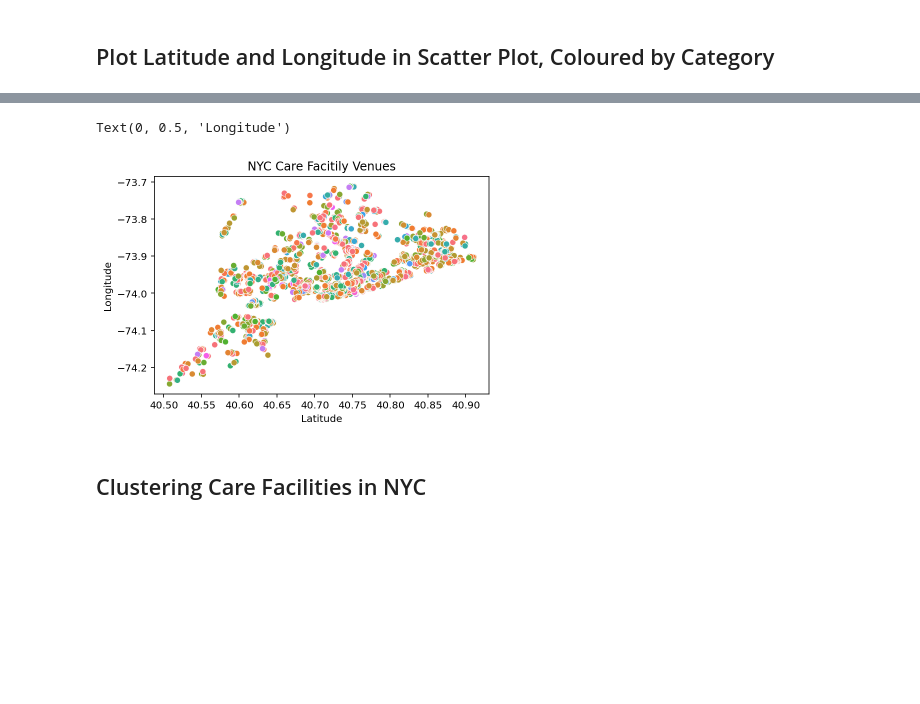
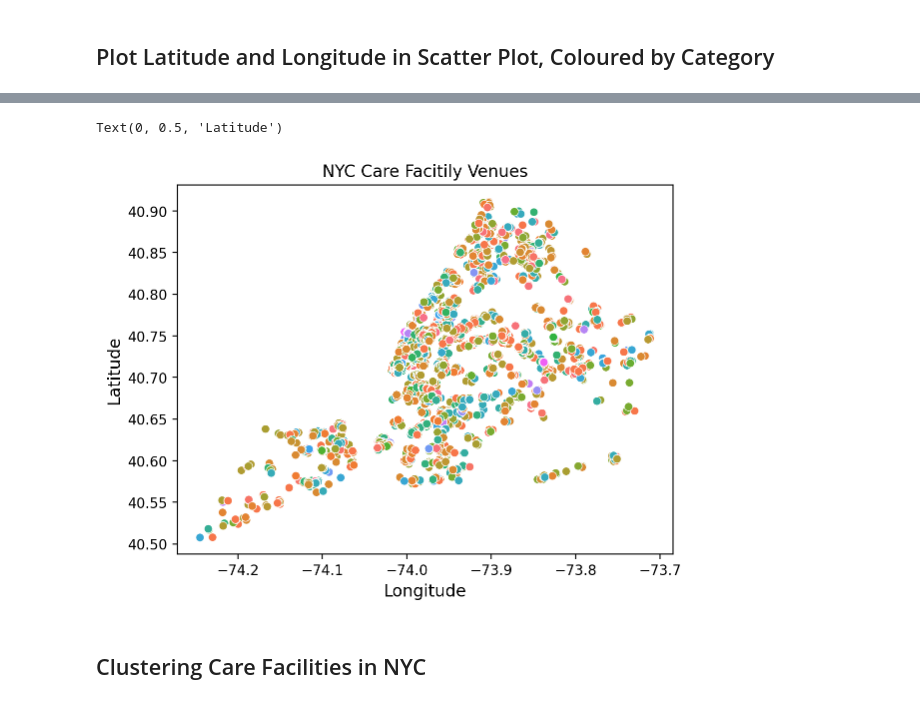
Before and after one commit to edubf22/nyc-neighborhoods, a Jupyter notebook: src/KMeans_clustering.ipynb, the cells around one changed output, grey strips where cells are left out. Cells and saved outputs as stored; diff of their text form; code cells hidden in the pictures; blank space fills up the shorter version.

```diff
--- a/src/KMeans_clustering.ipynb
+++ b/src/KMeans_clustering.ipynb
@@ -101,5 +92,5 @@ Text(0, 0.5, 'Longitude')
 # %%
 # Isolate Category, lat and lon of Venues
-df1 = nyc_health_borough1[['Category', 'Latitude_x', 'Longitude_x']]
+df1 = nyc_health_borough1[['Category', 'Longitude_x', 'Latitude_x']]
 df1.head()
 # %% [output]
@@ -112,12 +103,12 @@ df1.head()
 # %%
 # latlon of venues
-sns.scatterplot(x = df1['Latitude_x'], y = df1['Longitude_x'], hue=df1['Category'], legend= False)
+sns.scatterplot(x=df1['Longitude_x'], y=df1['Latitude_x'], hue=df1['Category'], legend=False)
 plt.title('NYC Care Facitily Venues')
-plt.xlabel('Latitude')
-plt.ylabel('Longitude')
+plt.xlabel('Longitude', fontsize=12)
+plt.ylabel('Latitude', fontsize=12)
 # %% [output]
-Text(0, 0.5, 'Longitude')
+Text(0, 0.5, 'Latitude')
-[figure, old version]
+[figure, new version]
 # %% [markdown]
 ## Clustering Care Facilities in NYC
 # %%
```
Also changed, not shown: parts of 28 cells of this notebook, 2 other files.
